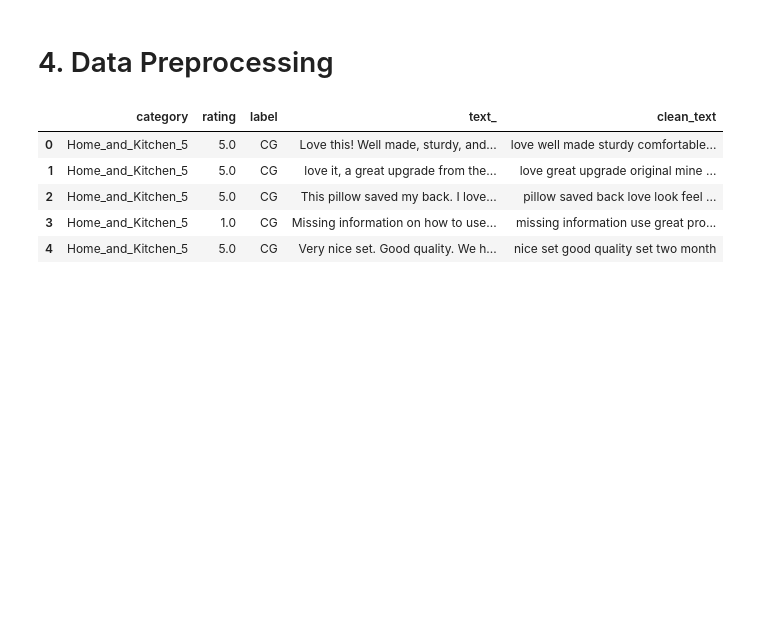
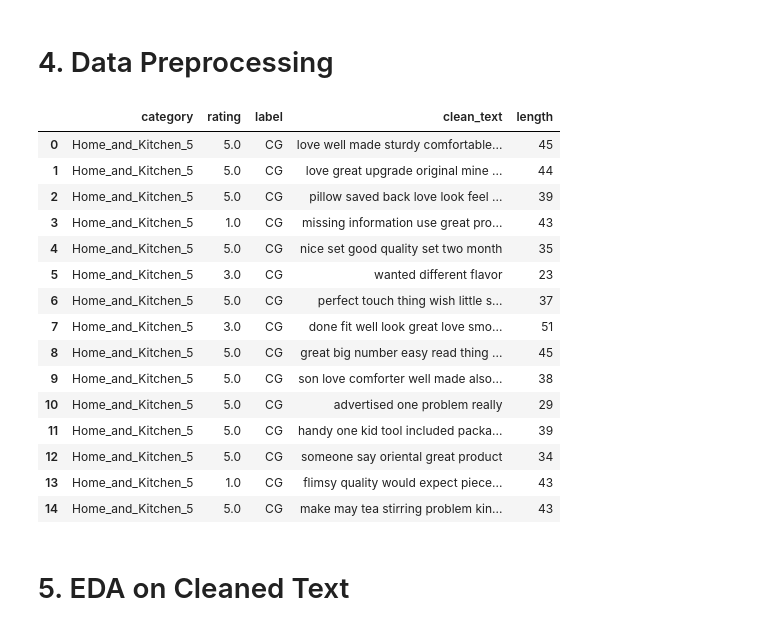
Before and after one commit to 7rohxt/ai-learning-projects, a Jupyter notebook: fake_reviews.ipynb, the cells around one changed output. Saved outputs shown, nothing was run; the diff lists cells and outputs as text; code cells hidden in the pictures; blank space fills up the shorter version.

Commit message:
feat: performed eda on processed data (review lengths and WordCloud)

```diff
--- a/fake_reviews.ipynb
+++ b/fake_reviews.ipynb
@@ -129,13 +145,25 @@ def preprocess(text):
 # %%
 data['clean_text'] = data['text_'].apply(preprocess)
 # %%
-data.head()
+data.head(15)
 # %% [output]
-|  | category | rating | label | text_ | clean_text |
-| 0 | Home_and_Kitchen_5 | 5.0 | CG | Love this! Well made, sturdy, and... | love well made sturdy comfortable... |
-| 1 | Home_and_Kitchen_5 | 5.0 | CG | love it, a great upgrade from the... | love great upgrade original mine ... |
-| 2 | Home_and_Kitchen_5 | 5.0 | CG | This pillow saved my back. I love... | pillow saved back love look feel ... |
-| 3 | Home_and_Kitchen_5 | 1.0 | CG | Missing information on how to use... | missing information use great pro... |
-| 4 | Home_and_Kitchen_5 | 5.0 | CG | Very nice set. Good quality. We h... | nice set good quality set two month |
+|  | category | rating | label | clean_text | length |
+| 0 | Home_and_Kitchen_5 | 5.0 | CG | love well made sturdy comfortable... | 45 |
+| 1 | Home_and_Kitchen_5 | 5.0 | CG | love great upgrade original mine ... | 44 |
+| 2 | Home_and_Kitchen_5 | 5.0 | CG | pillow saved back love look feel ... | 39 |
+| 3 | Home_and_Kitchen_5 | 1.0 | CG | missing information use great pro... | 43 |
+| 4 | Home_and_Kitchen_5 | 5.0 | CG | nice set good quality set two month | 35 |
+| 5 | Home_and_Kitchen_5 | 3.0 | CG | wanted different flavor | 23 |
+| 6 | Home_and_Kitchen_5 | 5.0 | CG | perfect touch thing wish little s... | 37 |
+| 7 | Home_and_Kitchen_5 | 3.0 | CG | done fit well look great love smo... | 51 |
+| 8 | Home_and_Kitchen_5 | 5.0 | CG | great big number easy read thing ... | 45 |
+| 9 | Home_and_Kitchen_5 | 5.0 | CG | son love comforter well made also... | 38 |
+| 10 | Home_and_Kitchen_5 | 5.0 | CG | advertised one problem really | 29 |
+| 11 | Home_and_Kitchen_5 | 5.0 | CG | handy one kid tool included packa... | 39 |
+| 12 | Home_and_Kitchen_5 | 5.0 | CG | someone say oriental great product | 34 |
+| 13 | Home_and_Kitchen_5 | 1.0 | CG | flimsy quality would expect piece... | 43 |
+| 14 | Home_and_Kitchen_5 | 5.0 | CG | make may tea stirring problem kin... | 43 |
 # %%
 data = data.drop(columns=['text_'])
+# %% [markdown]
+# 5. EDA on Cleaned Text
```
Also changed, not shown: parts of 6 cells of this notebook.
